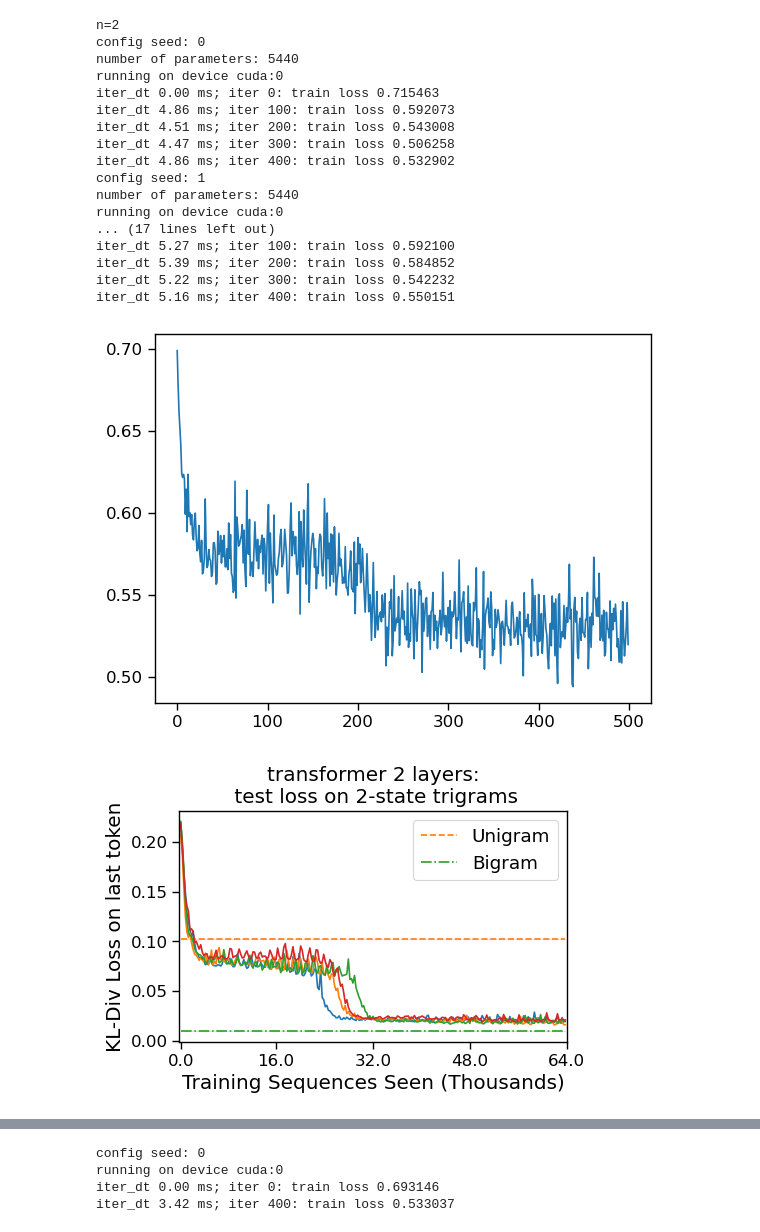
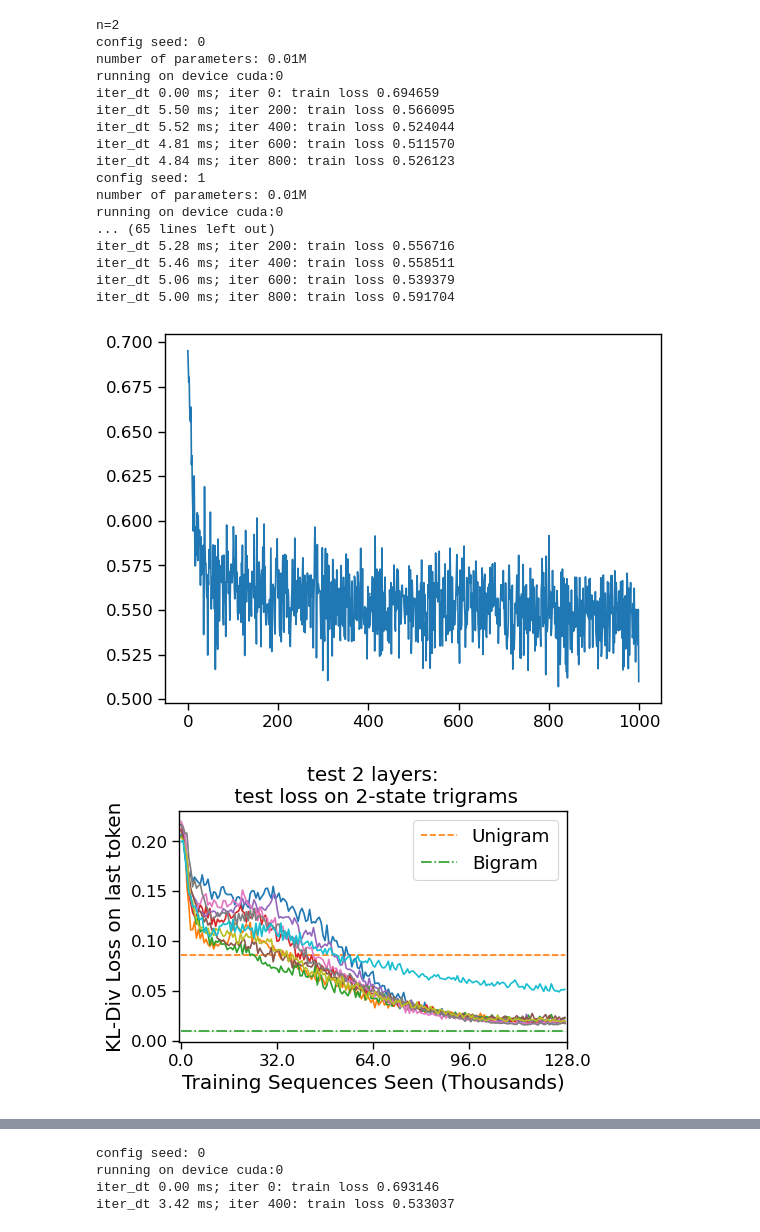
Before and after one commit to EzraEdelman/Evolution-of-Statistical-Induction-Heads, a Jupyter notebook: plots.ipynb, the cells around one changed output, grey strips where cells are left out. Cells and saved outputs as stored; diff of their text form; code cells hidden in the pictures.

```diff
--- a/plots.ipynb
+++ b/plots.ipynb
@@ -49,13 +52,12 @@ default.n_head = n - 1
 # default.n_head = 1
 default.n_embd = 16 * default.n_head #* 3
 default.n_layer = 2
-default.max_iters = 500
+default.max_iters = 1000
 default.n = n
 default.block_size = 100
 default.batch_size = 128
 # default.batch_size = 64
 # default.dataset = datasets.ngramArrows('train', n, default.block_size//2, default.vocab_size-1, last_token_only=False)
-default.dataset = datasets.ngrams('train', n, default.block_size+1, default.vocab_size, last_token_only=False, size=2000, offline = False)
 default.learning_rate = 4e-3
 # default.learning_rate = 5e-4
 
@@ -68,6 +70,8 @@ test_dataset = datasets.ngrams('test', n, default.block_size+1, default.vocab_si
 # default.dataset = datasets.doubly_stochastic_3('train', 1, n, default.block_size+1, num_symbols = default.vocab_size)
 for seed in seeds:
     default.seed = seed
+    set_seed(seed)
+    default.dataset = datasets.ngrams('train', n, default.block_size+1, default.vocab_size, last_token_only=False, size=2000)
     model_history, train_loss = training_pipeline.train(default)
     histories.append(model_history)
 # print(prof.key_averages().table(sort_by="cpu_time_total", row_limit=10))
@@ -84,47 +88,47 @@ for model_history in histories:
     #     bigram_data.append(data)
     #     data = test_error.test_last_token(model_history, unigram_dataset, device)
     #     unigram_data.append(data)
 
 axes = graphing_pipeline.test_loss(datem, default)
 plt.legend()
 plt.show()
 # # plt.savefig(f"{path}/{name}_test_loss.pdf", format='pdf', bbox_inches='tight')
 # plt.show()
 # for lab, i in enumerate(datem[-1][1]):
 #     plt.plot((i,)*len(datem[-1][0]), label = f"{lab}")
 # plt.legend()
 # plt.show()
 
 # fig, axes = graphing_pipeline.pos_encode_graph(model_history, datem, default)
 # # plt.savefig(f"{path}/{name}_pos.pdf", format='pdf', bbox_inches='tight')
 # plt.show()
 # if default.vocab_size < 4 and default.n == 2:
 #     fig, axes = graphing_pipeline.out_of_distribution(datem, unigram_data, bigram_data, default)
 #     # plt.savefig(f"{path}/{name}_loss.pdf", format='pdf', bbox_inches='tight')
 #     plt.show()
 # axes = graphing_pipeline.similarity(datem, default)
 # # plt.savefig(f"{path}/{name}_similarity.pdf", format='pdf', bbox_inches='tight')
 # plt.show()
 # %% [output]
 n=2
 config seed: 0
-number of parameters: 5440
+number of parameters: 0.01M
 running on device cuda:0
-iter_dt 0.00 ms; iter 0: train loss 0.715463
-iter_dt 4.86 ms; iter 100: train loss 0.592073
-iter_dt 4.51 ms; iter 200: train loss 0.543008
-iter_dt 4.47 ms; iter 300: train loss 0.506258
-iter_dt 4.86 ms; iter 400: train loss 0.532902
+iter_dt 0.00 ms; iter 0: train loss 0.694659
+iter_dt 5.50 ms; iter 200: train loss 0.566095
+iter_dt 5.52 ms; iter 400: train loss 0.524044
+iter_dt 4.81 ms; iter 600: train loss 0.511570
+iter_dt 4.84 ms; iter 800: train loss 0.526123
 config seed: 1
-number of parameters: 5440
+number of parameters: 0.01M
 running on device cuda:0
-... (17 lines left out)
-iter_dt 5.27 ms; iter 100: train loss 0.592100
-iter_dt 5.39 ms; iter 200: train loss 0.584852
-iter_dt 5.22 ms; iter 300: train loss 0.542232
-iter_dt 5.16 ms; iter 400: train loss 0.550151
+... (65 lines left out)
+iter_dt 5.28 ms; iter 200: train loss 0.556716
+iter_dt 5.46 ms; iter 400: train loss 0.558511
+iter_dt 5.06 ms; iter 600: train loss 0.539379
+iter_dt 5.00 ms; iter 800: train loss 0.591704
-[figure, old version]
+[figure, new version]
-[figure, old version]
+[figure, new version]
 # %%
 axes = graphing_pipeline.test_loss(datem, default)
 plt.legend()
```
Also changed, not shown: parts of 2 cells of this notebook, 2 other files.
